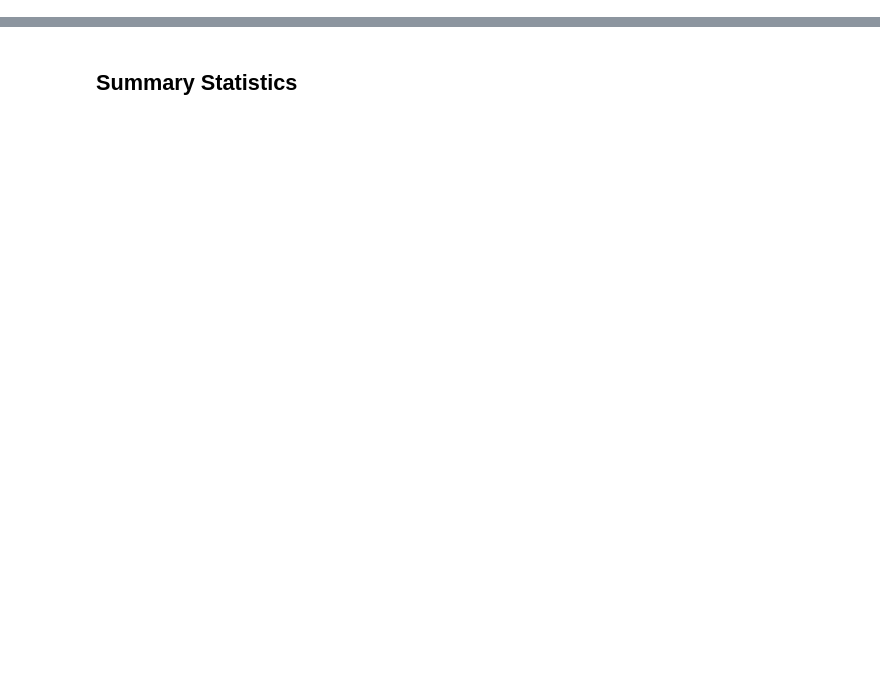
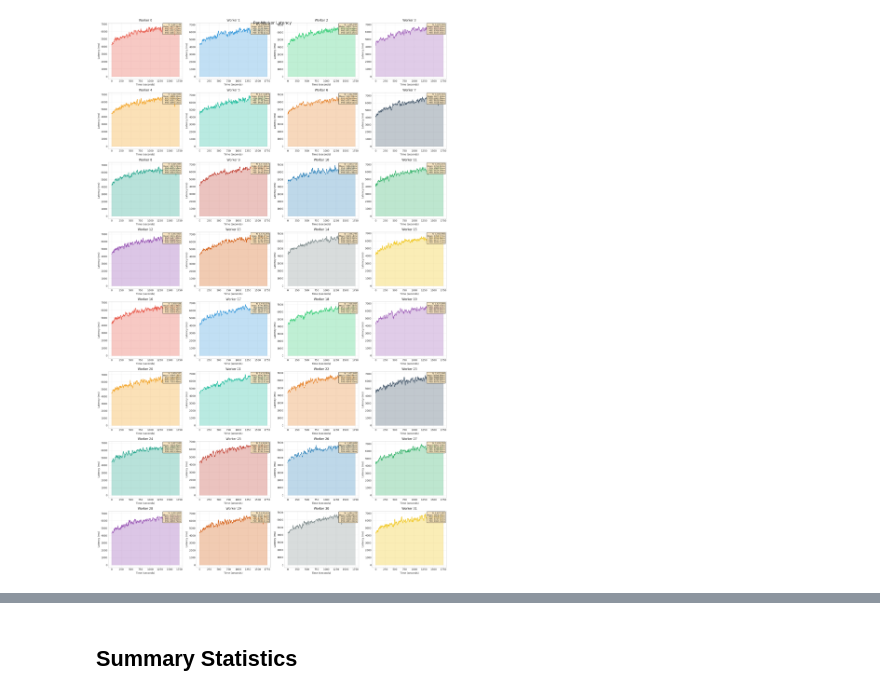
Before and after one commit to distopialabs/Smaran, a Jupyter notebook: scripts/benchmark/visualize_bench.ipynb, the cells around one changed output, grey strips where cells are left out. Saved outputs shown, nothing was run; the diff lists cells and outputs as text; code cells hidden in the pictures; blank space fills up the shorter version.

```diff
--- a/scripts/benchmark/visualize_bench.ipynb
+++ b/scripts/benchmark/visualize_bench.ipynb
@@ -263,6 +483,0 @@ plt.show()
-# %%
-# Block Latency (individual plot)
-fig, ax = plt.subplots(figsize=(12, 6))
-plot_latency(ax, blocks_trimmed, "Block Latency Over Time", "Avg Latency (ms)", "#3498db", WINDOW_SECONDS)
-plt.tight_layout()
-plt.show()
@@ -271,6 +483,0 @@ plt.show()
-# %%
-# Update Throughput (individual plot)
-fig, ax = plt.subplots(figsize=(12, 6))
-plot_throughput(ax, updates_trimmed, "time_normalized", "Update Throughput Over Time", "Updates/second", "#e74c3c", WINDOW_SECONDS)
-plt.tight_layout()
-plt.show()
@@ -279,6 +483,0 @@ plt.show()
-# %%
-# Block Throughput (individual plot)
-fig, ax = plt.subplots(figsize=(12, 6))
-plot_throughput(ax, blocks_trimmed, "time_normalized", "Block Throughput Over Time", "Blocks/second", "#9b59b6", WINDOW_SECONDS)
-plt.tight_layout()
-plt.show()
@@ -286,0 +488,79 @@ plt.show()
+# %%
+if "worker_id" in updates_trimmed.columns and not updates_trimmed.empty:
+    worker_ids = sorted(updates_trimmed["worker_id"].unique())
+    num_workers = len(worker_ids)
+
+    print(f"Found {num_workers}workers: {worker_ids}")
+
+    # Color palette
+    colors = [
+        "#e74c3c", "#3498db", "#2ecc71", "#9b59b6", "#f39c12",
+        "#1abc9c", "#e67e22", "#34495e", "#16a085", "#c0392b",
+        "#2980b9", "#27ae60", "#8e44ad", "#d35400", "#7f8c8d",
+        "#f1c40f",
+    ]
+
+    # Determine grid layout
+    cols = min(4, num_workers)
+    rows = (num_workers + cols - 1) // cols
+
+    fig, axes = plt.subplots(rows, cols, figsize=(5 * cols, 4 * rows))
+    if num_workers == 1:
+        axes = [axes]
+    else:
+        axes = axes.flatten()
+
+    for i, worker_id in enumerate(worker_ids):
+        worker_df = updates_trimmed[updates_trimmed["worker_id"] == worker_id]
+        plot_worker_latency(
+            axes[i],
+            worker_df,
+            worker_id,
+            colors[i % len(colors)],
+            WINDOW_S,
+        )
+
+    # Hide unused subplots
+    for i in range(num_workers, len(axes)):
+        axes[i].set_visible(False)
+
+    plt.suptitle("Per-Worker Latency", fontsize=16)
+    plt.tight_layout()
+    plt.show()
+
+    # Throughput plots
+    fig, axes = plt.subplots(rows, cols, figsize=(5 * cols, 4 * rows))
+    if num_workers == 1:
+        axes = [axes]
+    else:
+        axes = axes.flatten()
+
+    for i, worker_id in enumerate(worker_ids):
+        worker_df = updates_trimmed[updates_trimmed["worker_id"] == worker_id]
+        plot_worker_throughput(
+            axes[i],
+            worker_df,
+            worker_id,
+            colors[i % len(colors)],
+            WINDOW_S,
+        )
+
+    for i in range(num_workers, len(axes)):
+        axes[i].set_visible(False)
+
+    plt.suptitle("Per-Worker Throughput", fontsize=16)
+    plt.tight_layout()
+    plt.show()
+
+    # Overlays
+    fig, (ax1, ax2) = plt.subplots(2, 1, figsize=(12, 12))
+
+    plot_all_workers_latency_overlay(ax1, updates_trimmed, colors, WINDOW_S)
+    plot_all_workers_throughput_overlay(ax2, updates_trimmed, colors, WINDOW_S)
+
+    plt.tight_layout()
+    plt.show()
+
+else:
+    print("Worker data unavailable or empty.")
+# %% [output]
@@ -286,0 +568 @@ plt.show()
+[figure, added]
```
Also changed, not shown: parts of 29 cells of this notebook, 16 other files.
